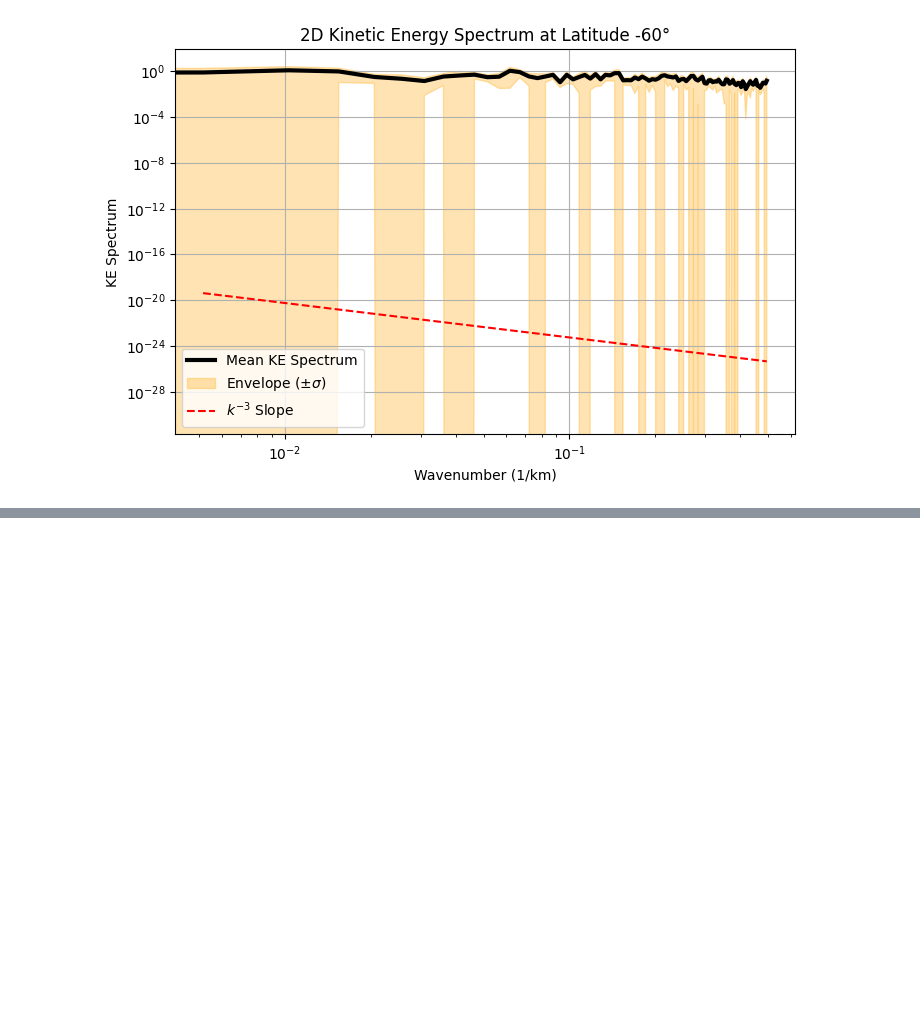
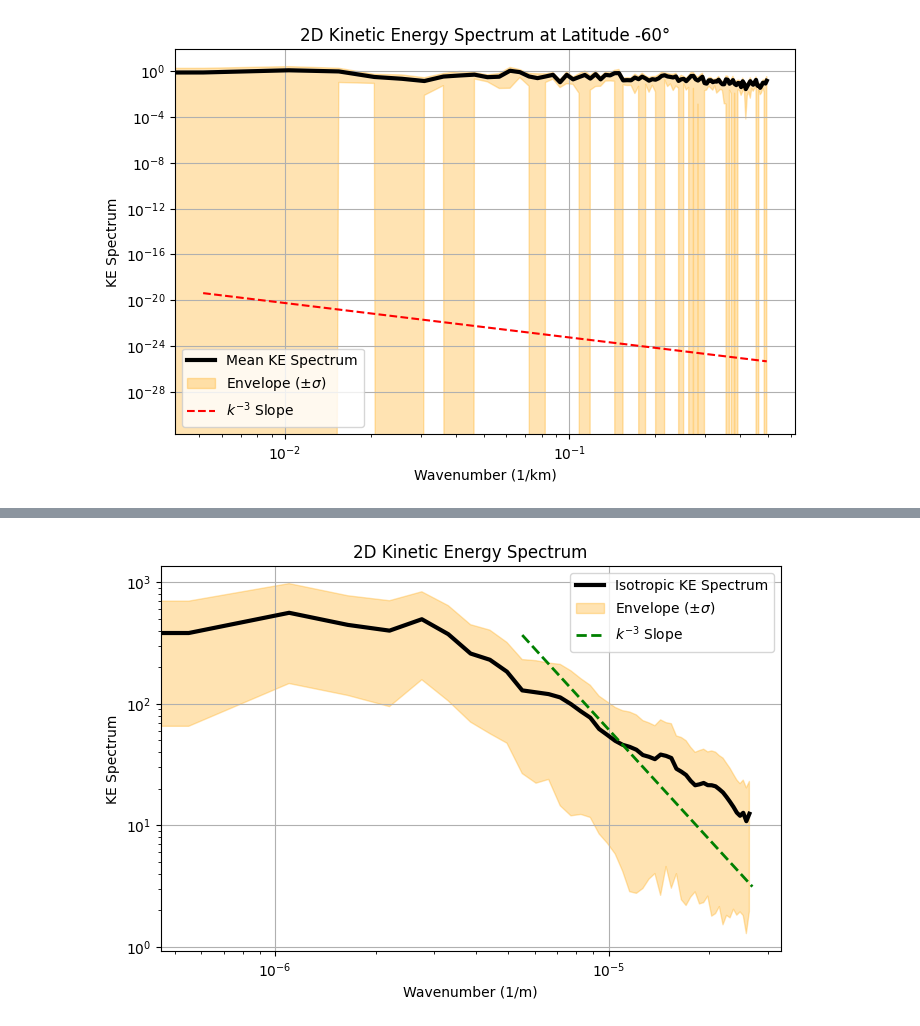
Before and after one commit to the-ethan-hunt/GB25-plotting-sandbox, a Jupyter notebook: plot_spectra_from_jld.ipynb, the cells around one changed output, grey strips where cells are left out. Drawn from its saved outputs; the diff is of its cells as text; code cells hidden in the pictures; blank space fills up the shorter version.

Commit message:
Added 2D spectra plot
Uses mean dx and dy from JLD2 file

```diff
--- a/plot_spectra_from_jld.ipynb
+++ b/plot_spectra_from_jld.ipynb
@@ -273,0 +276,92 @@ extract_ke_spectrum_2d(filename, latitude)
+# %%
+import numpy as np
+import h5py
+import matplotlib.pyplot as plt
+from scipy.signal import detrend
+
+def extract_ke_spectrum_2d(filename):
+    """
+    Computes and plots the 2D kinetic energy spectrum using velocity fields
+    on a tripolar grid. It includes a k^-3 slope and the envelope of ±σ.
+
+    Parameters:
+    - filename: str, path to the JLD2 file.
+    """
+    with h5py.File(filename, 'r') as f:
+        timeseries_group = f['timeseries']
+
+        # Extract grid spacings (extracting from JLD2 is tricky)
+        dx = np.array(f['grid/underlying_grid/Δxᶜᶜᵃ'])  # Zonal spacing
+        dy = np.array(f['grid/underlying_grid/Δyᶜᶜᵃ'])  # Meridional spacing
+
+        # Get available timesteps
+        timesteps = [key for key in timeseries_group['u'].keys() if key.isdigit()]
+
+        ke_spectra = []
+
+        for timestep in timesteps:
+            # Load velocity data (shape: Ny × Nx)
+            u_data = timeseries_group['u'][timestep][0]
+            v_data = timeseries_group['v'][timestep][0]
+
+            # Remove the mean trend to focus on eddy components
+            u_eddy = detrend(u_data, axis=1, type='linear')
+            v_eddy = detrend(v_data, axis=1, type='linear')
+
+            # Compute 2D FFT
+            u_hat = np.fft.fft2(u_eddy)
+            v_hat = np.fft.fft2(v_eddy)
+
+            # Compute 2D KE spectrum
+            ke_spectrum = 0.5 * (np.abs(u_hat)**2 + np.abs(v_hat)**2)
+            ke_spectra.append(ke_spectrum)
+
+        # Time-average the KE spectrum
+        ke_spectra = np.array(ke_spectra)
+        E_mean = np.mean(ke_spectra, axis=0)
+        E_std = np.std(ke_spectra, axis=0)  # Standard deviation
+
+        # Compute wavenumbers
+        Ny, Nx = u_data.shape
+        kx = np.fft.fftfreq(Nx, d=np.mean(dx)) * (2 * np.pi)  # Convert to rad/m
+        ky = np.fft.fftfreq(Ny, d=np.mean(dy)) * (2 * np.pi)
+
+        kx, ky = np.meshgrid(kx, ky)
+        k_magnitude = np.sqrt(kx**2 + ky**2)
+
+        # Convert the 2D spectrum into an isotropic spectrum
+        k_bins = np.linspace(k_magnitude.min(), k_magnitude.max(), 50)
+        E_iso = np.zeros(len(k_bins) - 1)
+        E_std_iso = np.zeros(len(k_bins) - 1)
+
+        for i in range(len(k_bins) - 1):
+            mask = (k_magnitude >= k_bins[i]) & (k_magnitude < k_bins[i+1])
+            E_iso[i] = np.mean(E_mean[mask])
+            E_std_iso[i] = np.mean(E_std[mask])
+
+        # Plot isotropic KE spectrum with envelope of +/- sigma
+        plt.figure(figsize=(8, 5))
+        plt.loglog(k_bins[:-1], E_iso, label='Isotropic KE Spectrum', color='black', linewidth=3)
+        plt.fill_between(k_bins[:-1], E_iso - E_std_iso, E_iso + E_std_iso,
+                         color='orange', alpha=0.3, label=r"Envelope ($\pm \sigma$)")
+
+        # Add k^-3 slope
+        ref_k = 20  # Choose a reference wavenumber for the k^-3 slope
+        k_ref = k_bins[ref_k]  # Reference wavenumber
+        E_ref = E_iso[ref_k]   # Corresponding reference energy
+        k_slope = np.linspace(k_bins[10], k_bins[-1], 10)  # Generate wavenumber range
+        E_slope = E_ref * (k_slope / k_ref) ** -3  # Compute k^-3 power law
+        plt.plot(k_slope, E_slope, linestyle="--", color="green", linewidth=2, label=r"$k^{-3}$ Slope")
+
+        plt.xlabel('Wavenumber (1/m)')
+        plt.ylabel('KE Spectrum')
+        plt.legend()
+        plt.title('2D Kinetic Energy Spectrum')
+        plt.grid(True)
+        plt.show()
+
+# Example usage
+filename = "ocean_climate_simulation_serial_surface.jld2"
+extract_ke_spectrum_2d(filename)
+# %% [output]
+[figure, added]
```
Also changed, not shown: parts of 1 cell of this notebook.
